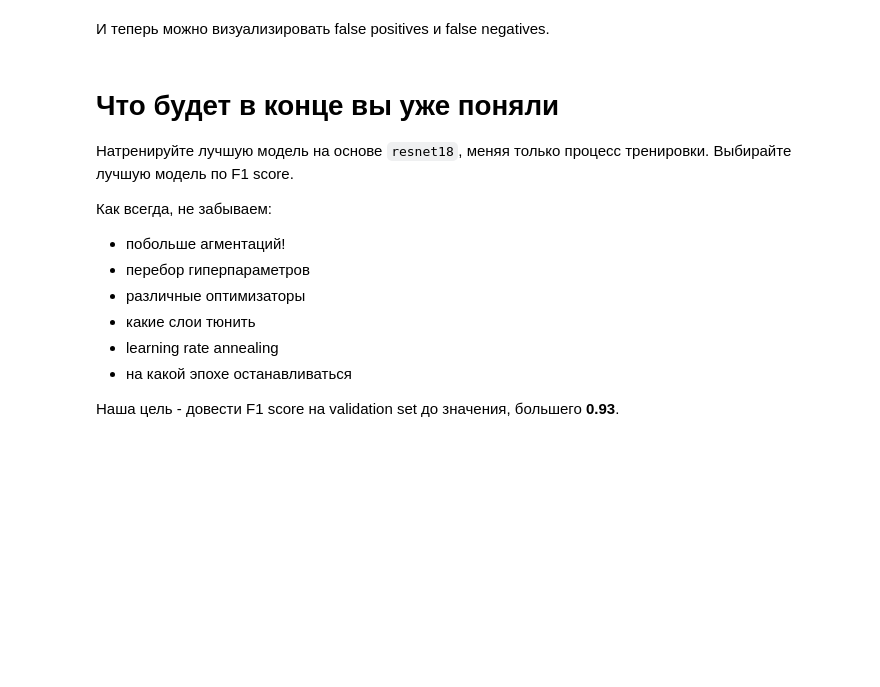
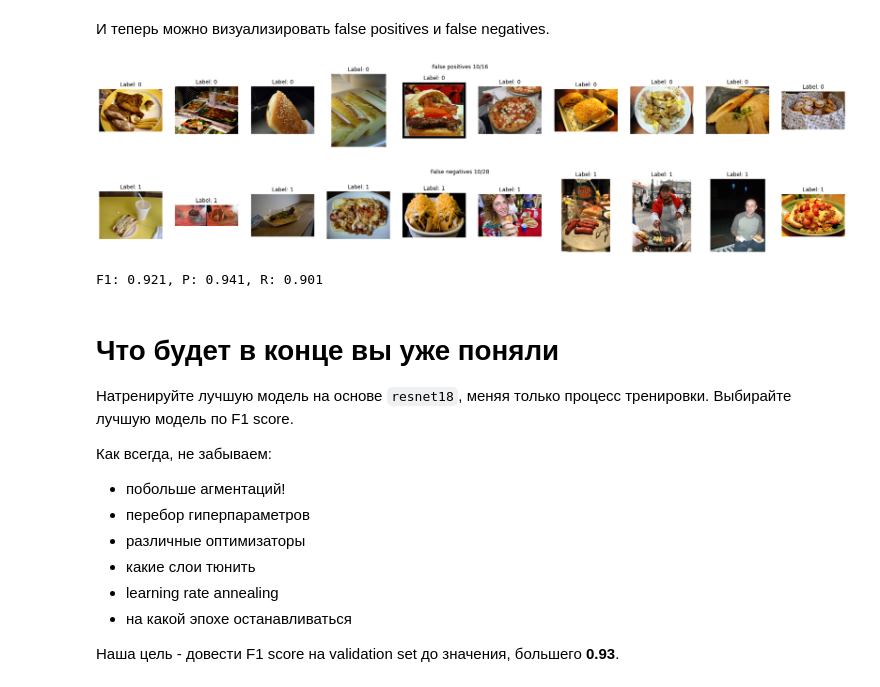
Before and after one commit to Timurff/dlcourse_ai, a Jupyter notebook: assignments/assignment4/HotdogOrNot.ipynb, the cells around one changed output. Cells and saved outputs as stored; diff of their text form; code cells hidden in the pictures; blank space fills up the shorter version.

```diff
--- a/assignments/assignment4/HotdogOrNot.ipynb
+++ b/assignments/assignment4/HotdogOrNot.ipynb
@@ -278,11 +365,22 @@ loss_history, train_history, val_history = train_model(model, train_loader, val_
 import torch.nn as nn
 import torch.optim as optim
 
-model = models.resnet18(pretrained=True)
-# TODO: Add a new output layer
+model_conv = models.resnet18(pretrained=True)
+num_ftrs = model_conv.fc.in_features
+model_conv.fc = nn.Linear(num_ftrs, 2)
+parameters = model_conv.parameters()
+model_conv = model_conv.to(device)
 # Train new layer with learning speed 0.001 and old layers with 0.0001
 # https://pytorch.org/tutorials/beginner/transfer_learning_tutorial.html
 loss = nn.CrossEntropyLoss()
 
-optimizer = None # Hint - look into what PyTorch optimizers let you configure!
+params_old = list([param for name, param in model_conv.named_parameters() if not name.startswith('fc.')])
+
+loss = nn.CrossEntropyLoss()
+parameters = [
+    {'params': params_old, 'lr': 0.0001, 'momentum': 0.9},
+    {'params': model_conv.fc.parameters(), 'lr': 0.001, 'momentum': 0.9}
+]
+
+optimizer = optim.SGD(parameters)
 loss_history, train_history, val_history = train_model(model_conv, train_loader, val_loader, loss, optimizer, 5)
@@ -321,13 +425,20 @@ def evaluate_model(model, dataset, indices):
     predictions: np array of booleans of model predictions
     grount_truth: np array of boolean of actual labels of the dataset
     """
-    model.eval() # Evaluation mode
+    model.eval()
+    ground_truth = []
+    predictions = []
+    loader = torch.utils.data.DataLoader(dataset, batch_size=batch_size, sampler=SubsetSampler(indices))
 
-    # TODO: Evaluate model on the list of indices and capture predictions
-    # and ground truth labels
-    # Hint: SubsetSampler above could be useful!
+    for x, y, _ in loader:
+        x_gpu = x.to(device)
+        ground_truth.append(y.numpy())
 
-    raise Exception("Not implemented")
+        y_predicted = torch.argmax(model(x_gpu), 1)
+        predictions.append(y_predicted.cpu().numpy())
+
+    predictions = np.concatenate(predictions)
+    ground_truth = np.concatenate(ground_truth)
 
     return predictions, ground_truth
 
@@ -337,22 +448,38 @@ predictions, gt = evaluate_model(model_conv, train_dataset, val_indices)
 # %%
 # TODO: Compute indices of the false positives on the validation set.
 # Note those have to be indices of the original dataset
-false_positive_indices = None
+val_indices = np.array(val_indices)
+
+false_positive_indices = val_indices[np.where((predictions==1) & (gt==0))[0]]
 visualize_samples(orig_dataset, false_positive_indices, "False positives")
 
 # TODO: Compute indices of the false negatives on the validation set.
 # Note those have to be indices of the original dataset
-false_negatives_indices = None
+false_negatives_indices = val_indices[np.where((predictions==0) & (gt==1))[0]]
 visualize_samples(orig_dataset, false_negatives_indices, "False negatives")
+# %% [output]
+[figure, added]
+[figure, added]
 # %%
 import sklearn.metrics as metrics
 def binary_classification_metrics(prediction, ground_truth):
-    # TODO: Implement this function!
-    # We did this already it in the assignment1
+    tp = ((ground_truth == True) & (prediction == True)).sum()
+    fp = ((ground_truth == False) & (prediction == True)).sum()
+    tn = ((ground_truth == False) & (prediction == False)).sum()
+    fn = ((ground_truth == True) & (prediction == False)).sum()
+
+    precision = tp / (tp + fp)
+    recall = tp / (tp + fn)
+#     accuracy = (tp + tn) / (tp + fp + fn + tn)
+    f1 = 2 * precision * recall / (precision + recall)
+
     return precision, recall, f1
+
 
 precision, recall, f1 = binary_classification_metrics(predictions, gt)
 print("F1: %4.3f, P: %4.3f, R: %4.3f" % (f1, precision, recall))
+# %% [output]
+F1: 0.921, P: 0.941, R: 0.901
 # %% [markdown]
 # Что будет в конце вы уже поняли
 
```
Also changed, not shown: parts of 27 cells of this notebook.
